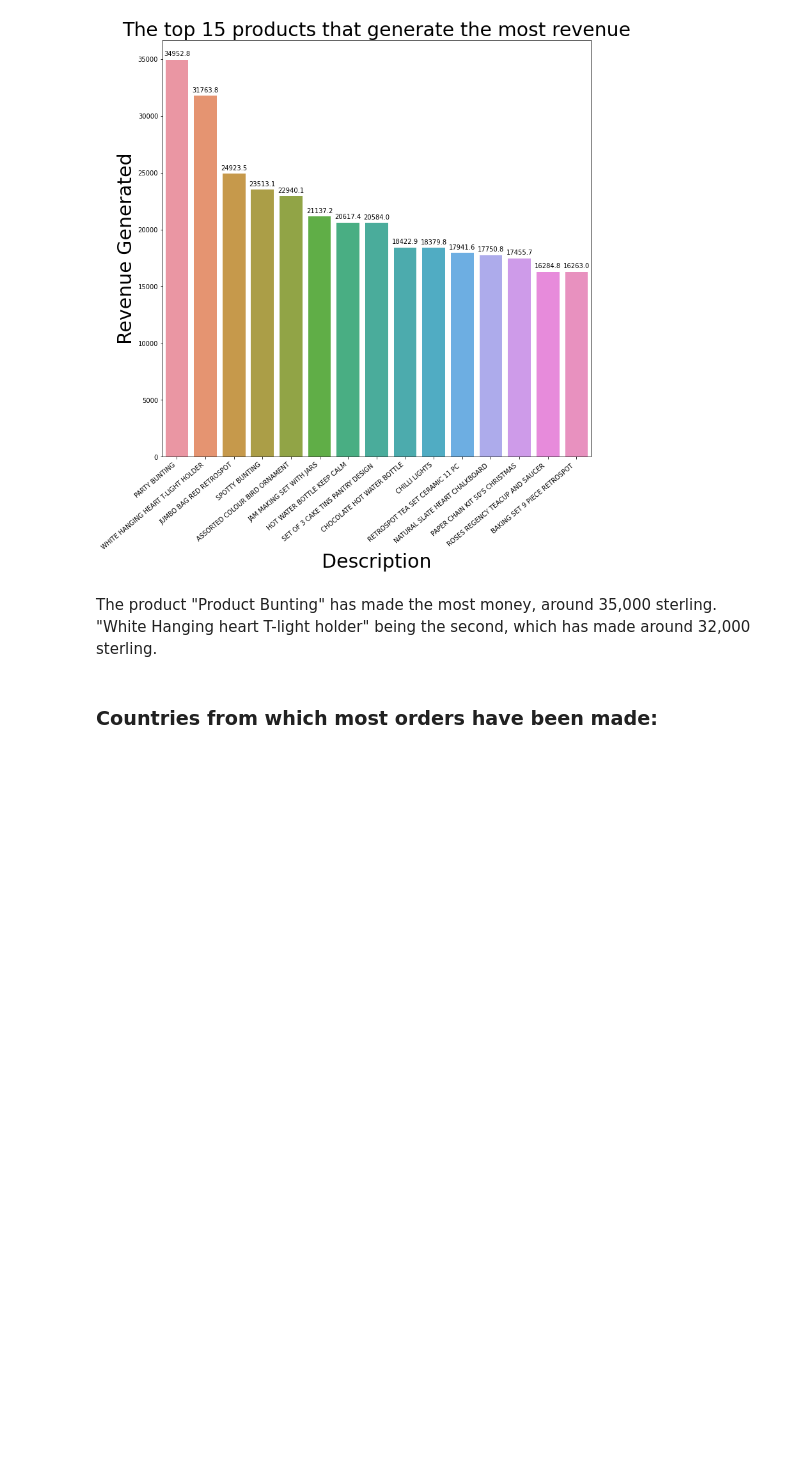
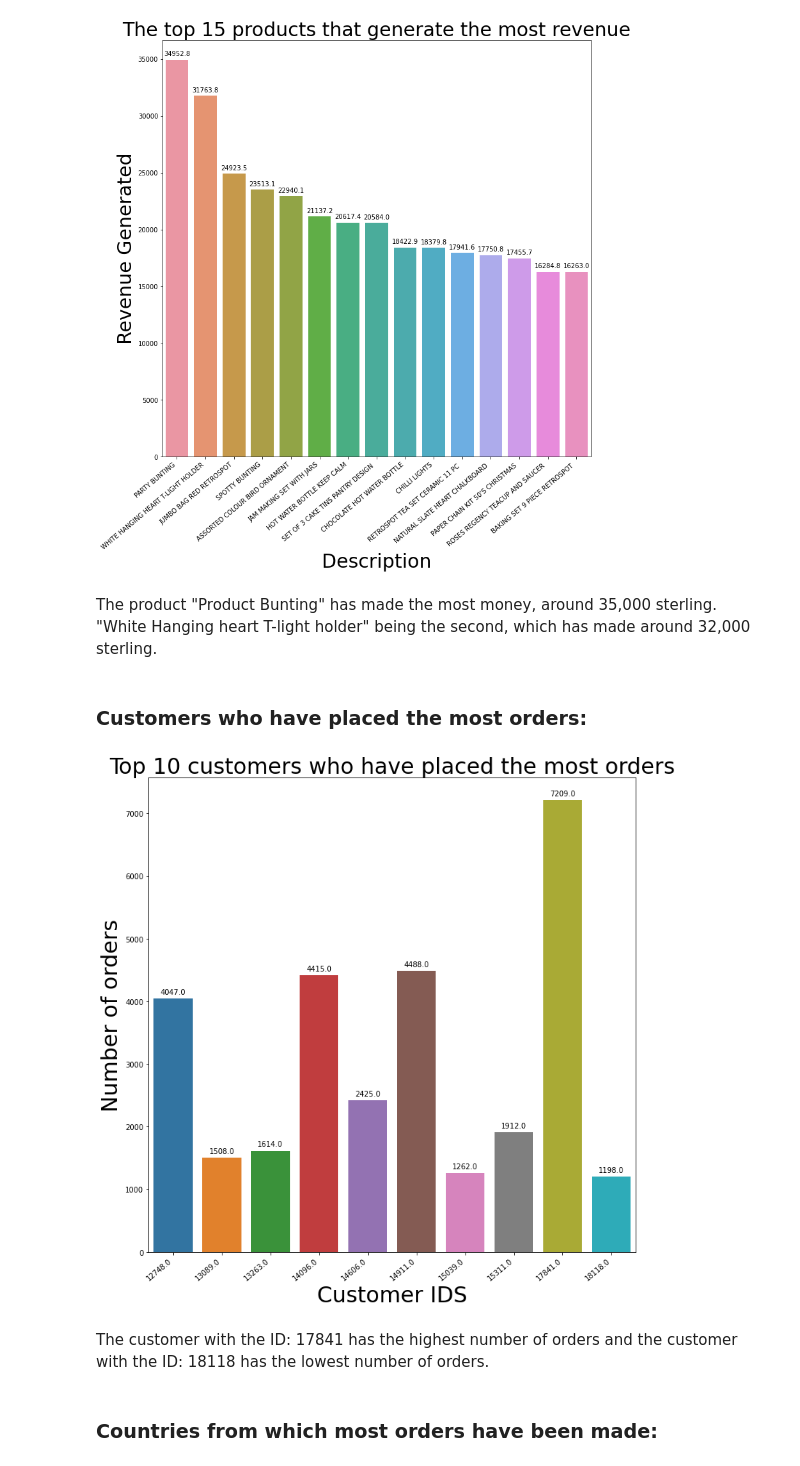
Before and after one commit to Syed-Adnan-S/Online-Retail-Customer-Segmentation, a Jupyter notebook: Online_Retail_Customer_Segmentation_Capstone_Project.ipynb, the cells around one changed output. Saved outputs shown, nothing was run; the diff lists cells and outputs as text; code cells hidden in the pictures; blank space fills up the shorter version.

```diff
--- a/Online_Retail_Customer_Segmentation_Capstone_Project.ipynb
+++ b/Online_Retail_Customer_Segmentation_Capstone_Project.ipynb
@@ -417,6 +420,20 @@ create_visualisation(data=top_15_pro_money,x='Description',y='total_amount',\
 [figure]
 # %% [markdown]
 The product "Product Bunting" has made the most money, around 35,000 sterling. "White Hanging heart T-light holder" being the second, which has made around 32,000 sterling.
+# %% [markdown]
+### <b>Customers who have placed the most orders:</b>
+# %%
+#Getting the top 15 products that generate the most amount of money
+top_order_cust = cs_df['CustomerID'].value_counts().reset_index().sort_values(by='CustomerID',ascending=False)[0:10]
+
+#Calling the visualisation function
+create_visualisation(data=top_order_cust,x='index',y='CustomerID',\
+                     title='Top 10 customers who have placed the most orders',\
+                     x_label='Customer IDS',y_label='Number of orders')
+# %% [output]
+[figure, added]
+# %% [markdown]
+The customer with the ID: 17841 has the highest number of orders and the customer with the ID: 18118 has the lowest number of orders.
 # %% [markdown]
 ### <b>Countries from which most orders have been made:</b>
 # %%
```
Also changed, not shown: parts of 36 cells of this notebook.
